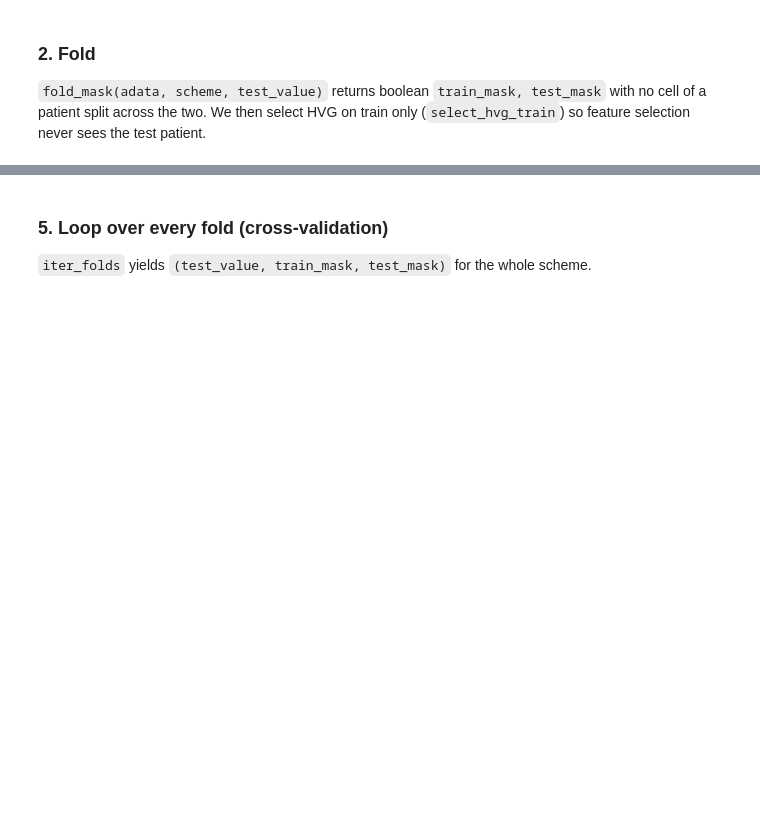
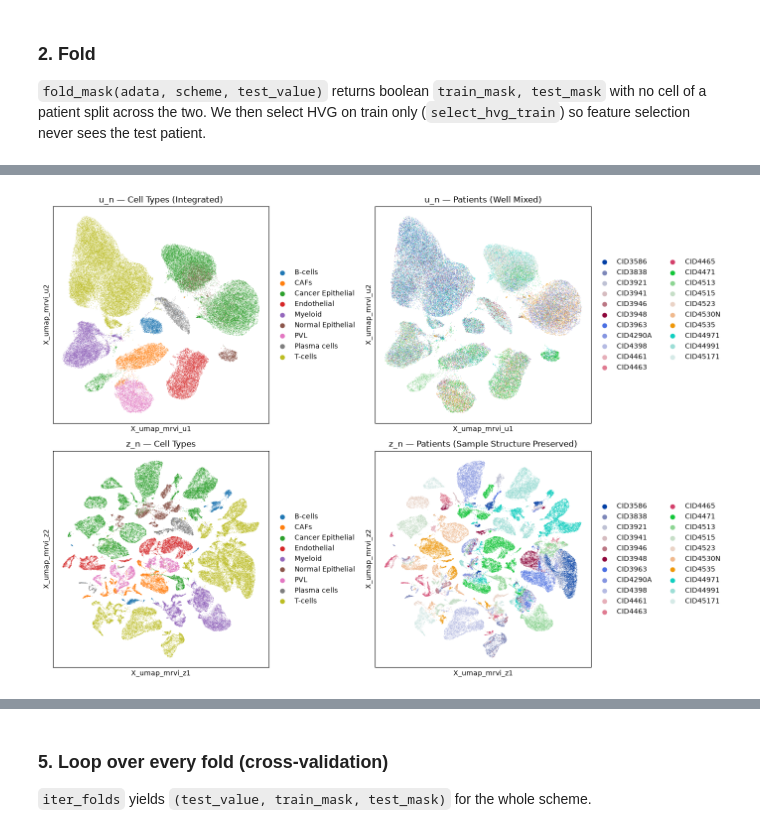
Before and after one commit to alvarodca/DeepGen-Oncology, a Jupyter notebook: MrVI.ipynb, the cells around one changed output, grey strips where cells are left out. Cells and saved outputs as stored; diff of their text form; code cells hidden in the pictures; blank space fills up the shorter version.

```diff
--- a/MrVI.ipynb
+++ b/MrVI.ipynb
@@ -236,7 +51,8 @@ SCHEME, TEST_FOLD = "fold_5", 0
 train_mask, test_mask = D.fold_mask(adata, SCHEME, TEST_FOLD)
 print(f"{SCHEME}=={TEST_FOLD}:  train cells = {train_mask.sum():,}   test cells = {test_mask.sum():,}")
 
-hvg = H.select_hvg_train(adata, train_mask, n_top=2000) # computed on TRAIN cells only
+N_HVG = 2500
+hvg = H.select_hvg_train(adata, train_mask, n_top=N_HVG) # computed on TRAIN cells only
 print("HVG selected on train:", len(hvg))
 # %% [output]
 fold_5==0:  train cells = 78,344   test cells = 21,720
@@ -262,0 +126,15 @@ Z: (100064, 30)
+# %%
+adata_test = adata[test_mask, hvg].copy()
+MRVI.prepare_query_anndata(adata_test, mrvi_model)
+query_model = MRVI.load_query_data(adata_test, mrvi_model)
+query_model.is_trained_ = True
+
+Z = np.zeros((adata.n_obs, N_LATENT), dtype=np.float32)
+Z[train_mask] = mrvi_model.get_latent_representation(adata_train, give_z=False)
+Z[test_mask] = query_model.get_latent_representation(adata_test, give_z=False)
+adata.obsm["X_mrvi_u"] = Z
+
+adata_train.obsm["X_mrvi_u"] = Z[train_mask]
+adata_train.obsm["X_mrvi_z"] = mrvi_model.get_latent_representation(adata_train, give_z=True) # Give z passes patient
+
+print(f"Model path: {model_path} | Z: {Z.shape}")
@@ -262,0 +170,48 @@ Z: (100064, 30)
+# %%
+sc.pp.neighbors(adata_train, use_rep="X_mrvi_u", key_added="mrvi_u_neighbors")
+sc.tl.umap(adata_train, neighbors_key="mrvi_u_neighbors")
+adata_train.obsm["X_umap_mrvi_u"] = adata_train.obsm["X_umap"].copy()
+
+sc.pp.neighbors(adata_train, use_rep="X_mrvi_z", key_added="mrvi_z_neighbors")
+sc.tl.umap(adata_train, neighbors_key="mrvi_z_neighbors")
+adata_train.obsm["X_umap_mrvi_z"] = adata_train.obsm["X_umap"].copy()
+
+fig, axes = plt.subplots(2, 2, figsize=(14, 10))
+sc.pl.embedding(
+    adata_train,
+    basis="X_umap_mrvi_u",
+    color="celltype_major",
+    ax=axes[0, 0],
+    show=False,
+    title="u_n — Cell Types (Integrated)",
+)
+sc.pl.embedding(
+    adata_train,
+    basis="X_umap_mrvi_u",
+    color="donor_id",
+    ax=axes[0, 1],
+    show=False,
+    title="u_n — Patients (Well Mixed)",
+)
+
+sc.pl.embedding(
+    adata_train,
+    basis="X_umap_mrvi_z",
+    color="celltype_major",
+    ax=axes[1, 0],
+    show=False,
+    title="z_n — Cell Types",
+)
+sc.pl.embedding(
+    adata_train,
+    basis="X_umap_mrvi_z",
+    color="donor_id",
+    ax=axes[1, 1],
+    show=False,
+    title="z_n — Patients (Sample Structure Preserved)",
+)
+
+plt.tight_layout()
+plt.show()
+# %% [output]
+[figure, added]
```
Also changed, not shown: parts of 25 cells of this notebook, 5 other files.
